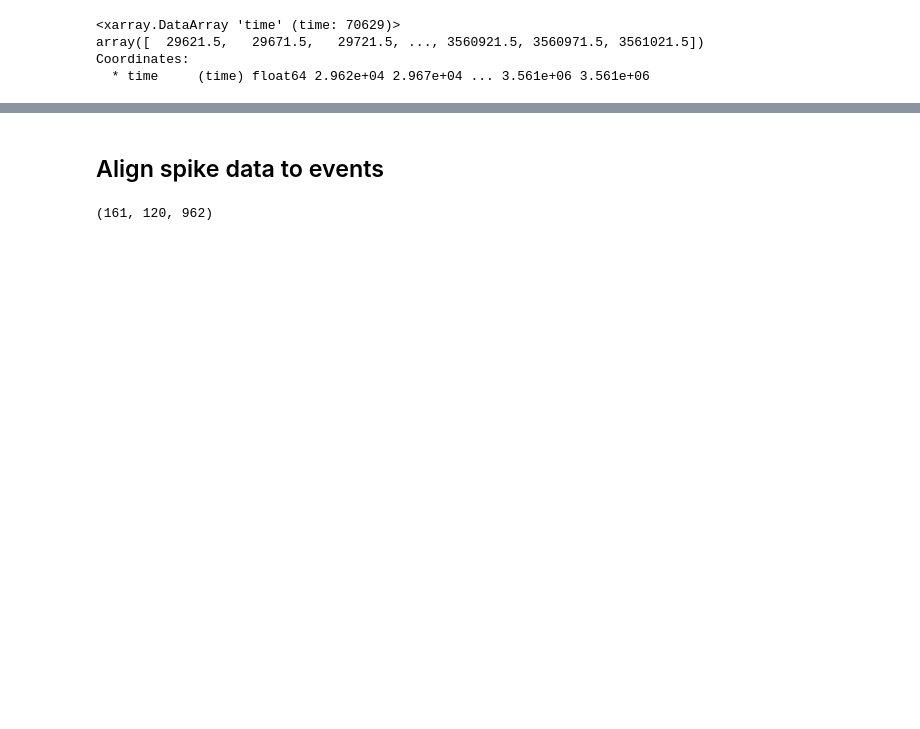
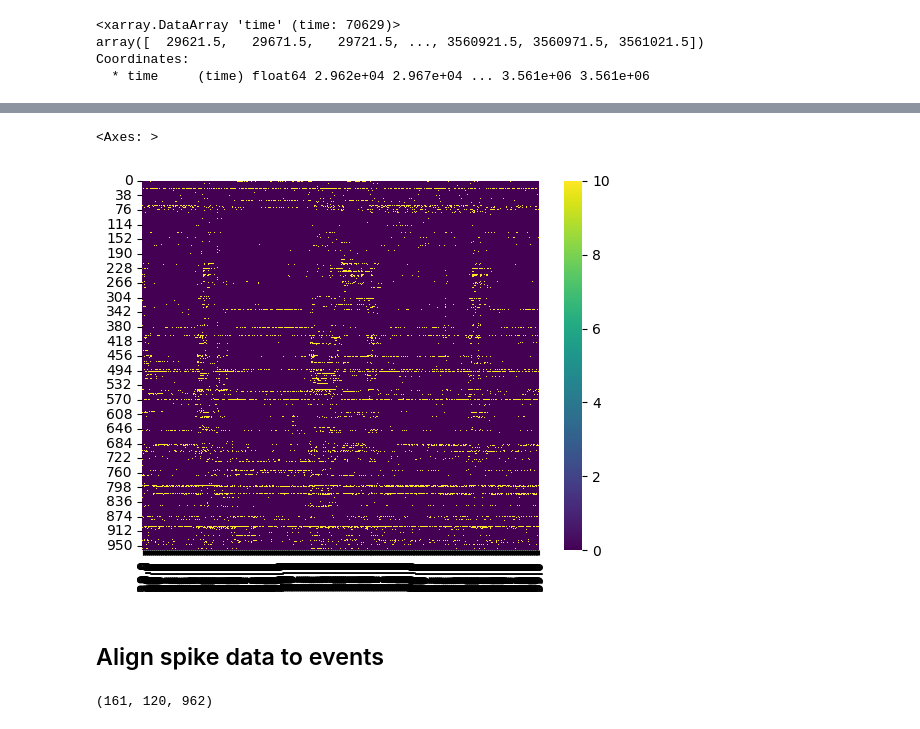
Before and after one commit to Magill-ASAP-team/trialexp, a Jupyter notebook: notebooks/workflow/Spike sync.ipynb, the cells around one changed output, grey strips where cells are left out. Saved outputs shown, nothing was run; the diff lists cells and outputs as text; code cells hidden in the pictures; blank space fills up the shorter version.

```diff
--- a/notebooks/workflow/Spike sync.ipynb
+++ b/notebooks/workflow/Spike sync.ipynb
@@ -117,3 +125,9 @@ Data variables: (12/27)
+# %%
+sns.heatmap(xr_session['spike_rate'].data.T[:,:600], vmax=10, cmap='viridis',
+           xticklabels=xr_session.time.data[:600]//1000)
+# %% [output]
+<Axes: >
+[figure, added]
 # %% [markdown]
 ## Align spike data to events
 # %%
```
Also changed, not shown: parts of 13 cells of this notebook.
